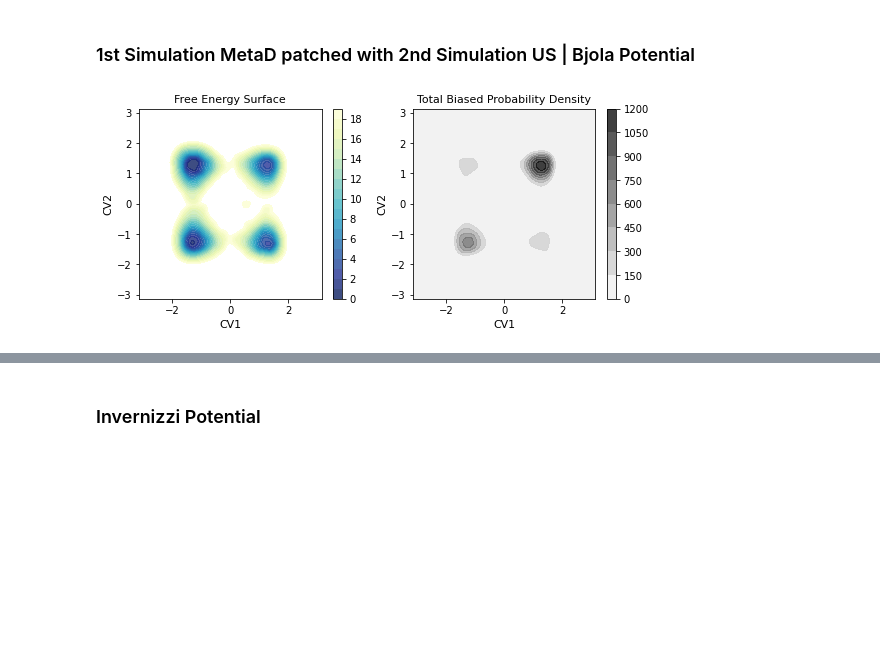
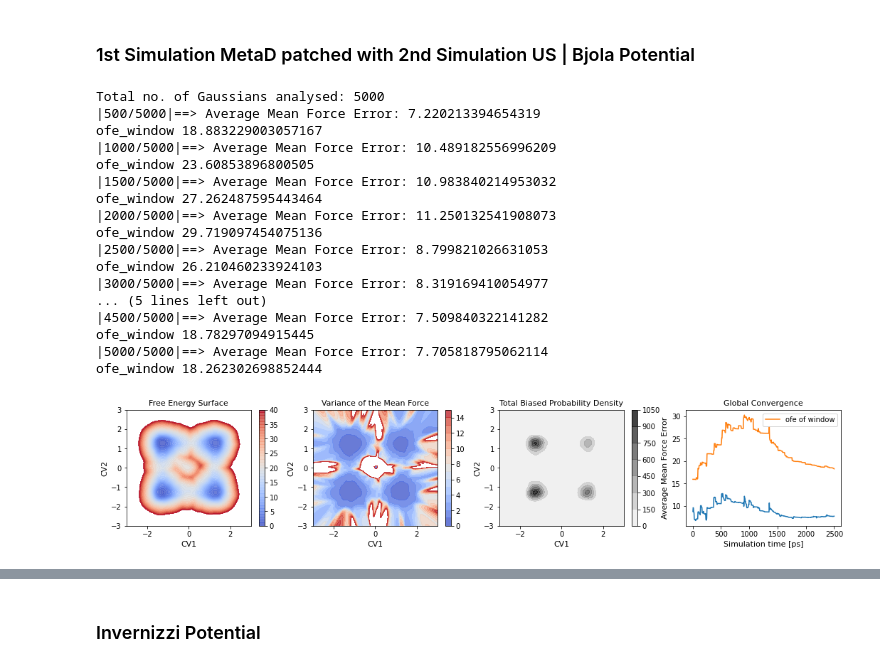
Before and after one commit to mme-ucl/MFI, a Jupyter notebook: MFI_notebook.ipynb, the cells around one changed output, grey strips where cells are left out. Saved outputs shown, nothing was run; the diff lists cells and outputs as text; code cells hidden in the pictures; blank space fills up the shorter version.

Commit message:
new simulaitons for 2D bjola potential. bootstrap functions in MFI1D. Plot of LJfluid in plot_results.ipynb .

```diff
--- a/MFI_notebook.ipynb
+++ b/MFI_notebook.ipynb
@@ -560,32 +560,55 @@ plt.show()
 # %%
 import numpy as np
 import matplotlib.pyplot as plt
 from pyMFI import MFI
 from pyMFI import run_plumed
 import pickle
 results_path = "/home/antoniu/Desktop/MFI_git/MFI/results_plot"
 data_path = "/home/antoniu/Desktop/MFI_git/MFI/Antoniu_2D_potential"
 os.chdir(data_path)
 
 # #Run simulation
-# run_plumed.run_langevin2D(1000000, gaus_width_x=0.1, gaus_width_y=0.1, gaus_height=2, biasfactor=20, gaus_pace=100, file_extension="_1M")
+# run_plumed.run_langevin2D(500000, gaus_width_x=0.1, gaus_width_y=0.1, gaus_height=1, biasfactor=5, gaus_pace=100, file_extension="_500K")
 
 #Read the HILLS file
-HILLS=MFI.load_HILLS_2D(hills_name="HILLS_1M")
+HILLS=MFI.load_HILLS_2D(hills_name="HILLS" + "_500K")
 
 #Read the Colvar File
-[position_x, position_y] = MFI.load_position_2D(position_name="position_1M")
+[position_x, position_y] = MFI.load_position_2D(position_name="position" + "_500K")
 
 #Compute the time-independent mean force
-[X, Y, Ftot_den, Ftot_x, Ftot_y, ofe, ofe_history, ofe_history_time, Ftot_den2, ofv_x, ofv_y] = MFI.MFI_2D(HILLS = HILLS, position_x = position_x, position_y = position_y, bw = 0.1, kT = 1, log_pace = 10, error_pace = 500, nhills=-1)
+[X, Y, Ftot_den, Ftot_x, Ftot_y, ofe, ofe_history, ofe_history_window, ofe_history_time, Ftot_den2, ofv_x, ofv_y] = MFI.MFI_2D(HILLS = HILLS, position_x = position_x, position_y = position_y, min_grid=np.array((-3, -3)), max_grid=np.array((3, 3)), bw = 0.1, kT = 1, log_pace = 10, error_pace = 500, window_corners = [-1, 1, -1, 1], nhills=-1)
 
 #integration on a periodic domain
-[X, Y, FES] = MFI.FFT_intg_2D(Ftot_x, Ftot_y, min_grid=np.array((-3, -3)), max_grid=np.array((3, 3)), nbins=np.array((200, 200)))
+[X, Y, FES] = MFI.FFT_intg_2D(Ftot_x, Ftot_y, min_grid=np.array((-3, -3)), max_grid=np.array((3, 3)))
 
-# #Simpler integration test
-# [X, Y, FES2] = MFI.intg_2D(Ftot_x, Ftot_y)
 
 # Plot Recap
-MFI.plot_recap_2D(X, Y, FES, Ftot_den, ofe, ofe_history, ofe_history_time, FES_lim=30, ofe_map_lim=16)
+MFI.plot_recap_2D(X, Y, FES, Ftot_den, ofe, ofe_history, ofe_history_time, FES_lim=41, ofe_map_lim=16)
+plt.plot(ofe_history_time, ofe_history_window, label="ofe of window")
+plt.legend()
+plt.show()
+
+# Save Force terms
+Ftot_master = [X, Y, Ftot_den, Ftot_x, Ftot_y, FES, ofe, ofe_history, ofe_history_window, ofe_history_time, Ftot_den2, ofv_x, ofv_y]
+with open(results_path + "/bjola_pot_500K_window.pkl","wb") as fw:
+    pickle.dump(Ftot_master, fw)
 # %% [output]
+Total no. of Gaussians analysed: 5000
+|500/5000|==> Average Mean Force Error: 7.220213394654319
+ofe_window 18.883229003057167
+|1000/5000|==> Average Mean Force Error: 10.489182556996209
+ofe_window 23.60853896800505
+|1500/5000|==> Average Mean Force Error: 10.983840214953032
+ofe_window 27.262487595443464
+|2000/5000|==> Average Mean Force Error: 11.250132541908073
+ofe_window 29.719097454075136
+|2500/5000|==> Average Mean Force Error: 8.799821026631053
+ofe_window 26.210460233924103
+|3000/5000|==> Average Mean Force Error: 8.319169410054977
+... (5 lines left out)
+|4500/5000|==> Average Mean Force Error: 7.509840322141282
+ofe_window 18.78297094915445
+|5000/5000|==> Average Mean Force Error: 7.705818795062114
+ofe_window 18.262302698852444
-[figure, old version]
+[figure, new version]
```
Also changed, not shown: parts of 3 cells of this notebook, 13 other files.
